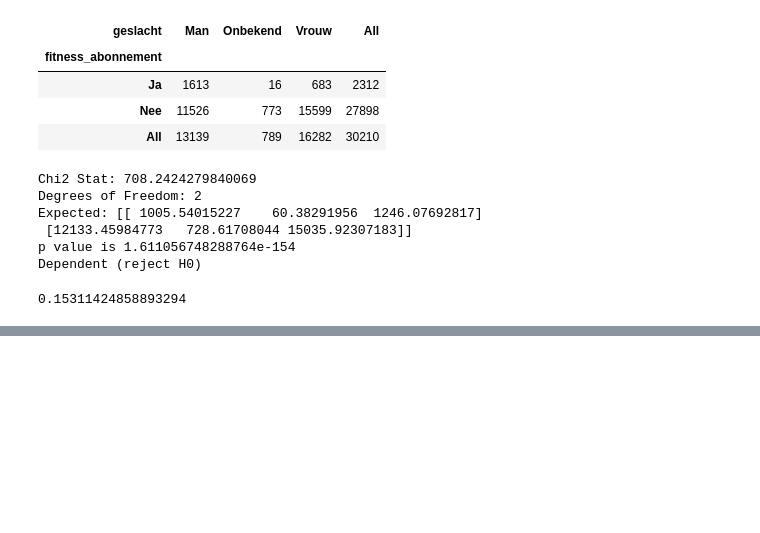
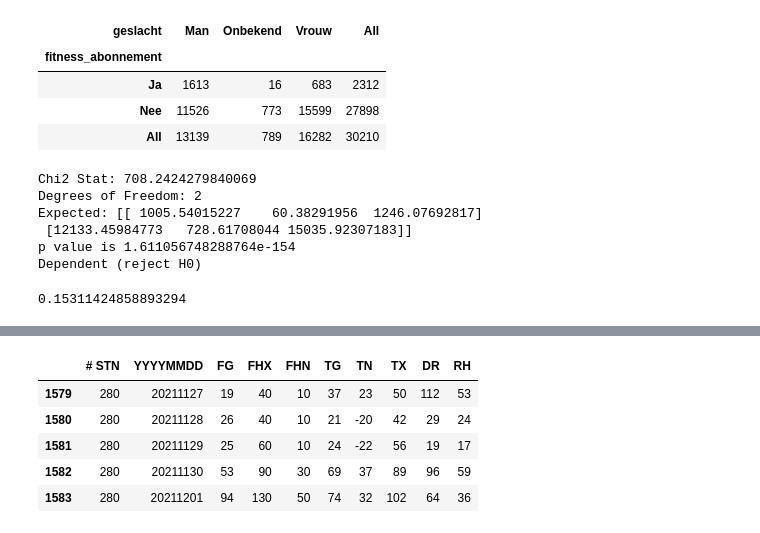
Before and after one commit to kyleholt/Data, a Jupyter notebook: Notebook eindopdracht.ipynb, the cells around one changed output, grey strips where cells are left out. Drawn from its saved outputs; the diff is of its cells as text; code cells hidden in the pictures; blank space fills up the shorter version.

```diff
--- a/Notebook eindopdracht.ipynb
+++ b/Notebook eindopdracht.ipynb
@@ -1365,0 +1395,9 @@ math.sqrt(stat/(len(df_ACLO_card) * (2-1)))
+# %%
+df_weer.tail()
+# %% [output]
+|  | # STN | YYYYMMDD | FG | FHX | FHN | TG | TN | TX | DR | RH |
+| 1579 | 280 | 20211127 | 19 | 40 | 10 | 37 | 23 | 50 | 112 | 53 |
+| 1580 | 280 | 20211128 | 26 | 40 | 10 | 21 | -20 | 42 | 29 | 24 |
+| 1581 | 280 | 20211129 | 25 | 60 | 10 | 24 | -22 | 56 | 19 | 17 |
+| 1582 | 280 | 20211130 | 53 | 90 | 30 | 69 | 37 | 89 | 96 | 59 |
+| 1583 | 280 | 20211201 | 94 | 130 | 50 | 74 | 32 | 102 | 64 | 36 |
```
Also changed, not shown: parts of 10 cells of this notebook, 1 other file.
